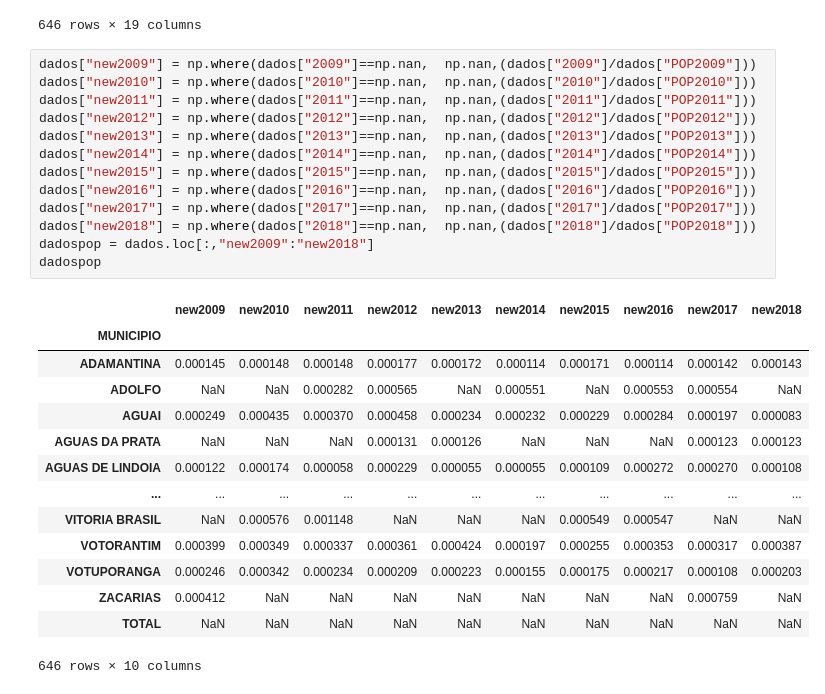
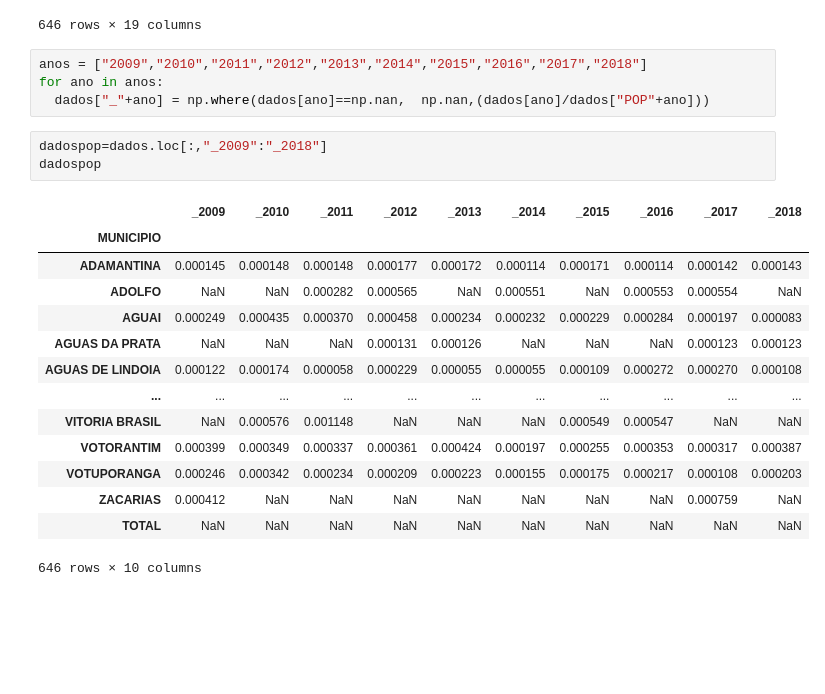
Before and after one commit to BiancaPedrosa/datascience, a Jupyter notebook: Notebooks/Bootcamp1_Tuberculose.ipynb, the cells around one changed output. Cells and saved outputs as stored; diff of their text form; blank space fills up the shorter version.

```diff
--- a/Notebooks/Bootcamp1_Tuberculose.ipynb
+++ b/Notebooks/Bootcamp1_Tuberculose.ipynb
@@ -92,34 +92,28 @@ dados_usaveis
 | ZACARIAS | 1.0 | 2427.0 | NaN | 2334.0 | NaN | 2365.0 | NaN | 2394.0 | NaN | 2509.0 | NaN | ... |
 | TOTAL | 17807.0 | NaN | 18178.0 | NaN | 19045.0 | NaN | 18641.0 | NaN | 19481.0 | NaN | 19995.0 | ... |
 646 rows × 19 columns
-# %%
-dados["new2009"] = np.where(dados["2009"]==np.nan,  np.nan,(dados["2009"]/dados["POP2009"]))
-dados["new2010"] = np.where(dados["2010"]==np.nan,  np.nan,(dados["2010"]/dados["POP2010"]))
-dados["new2011"] = np.where(dados["2011"]==np.nan,  np.nan,(dados["2011"]/dados["POP2011"]))
-dados["new2012"] = np.where(dados["2012"]==np.nan,  np.nan,(dados["2012"]/dados["POP2012"]))
-dados["new2013"] = np.where(dados["2013"]==np.nan,  np.nan,(dados["2013"]/dados["POP2013"]))
-dados["new2014"] = np.where(dados["2014"]==np.nan,  np.nan,(dados["2014"]/dados["POP2014"]))
-dados["new2015"] = np.where(dados["2015"]==np.nan,  np.nan,(dados["2015"]/dados["POP2015"]))
-dados["new2016"] = np.where(dados["2016"]==np.nan,  np.nan,(dados["2016"]/dados["POP2016"]))
-dados["new2017"] = np.where(dados["2017"]==np.nan,  np.nan,(dados["2017"]/dados["POP2017"]))
-dados["new2018"] = np.where(dados["2018"]==np.nan,  np.nan,(dados["2018"]/dados["POP2018"]))
-dadospop = dados.loc[:,"new2009":"new2018"]
-dadospop
-# %% [output]
-|  | new2009 | new2010 | new2011 | new2012 | new2013 | new2014 | new2015 | new2016 | new2017 | new2018 |
-| MUNICIPIO |  |  |  |  |  |  |  |  |  |  |
-| ADAMANTINA | 0.000145 | 0.000148 | 0.000148 | 0.000177 | 0.000172 | 0.000114 | 0.000171 | 0.000114 | 0.000142 | 0.000143 |
-| ADOLFO | NaN | NaN | 0.000282 | 0.000565 | NaN | 0.000551 | NaN | 0.000553 | 0.000554 | NaN |
-| AGUAI | 0.000249 | 0.000435 | 0.000370 | 0.000458 | 0.000234 | 0.000232 | 0.000229 | 0.000284 | 0.000197 | 0.000083 |
-| AGUAS DA PRATA | NaN | NaN | NaN | 0.000131 | 0.000126 | NaN | NaN | NaN | 0.000123 | 0.000123 |
-| AGUAS DE LINDOIA | 0.000122 | 0.000174 | 0.000058 | 0.000229 | 0.000055 | 0.000055 | 0.000109 | 0.000272 | 0.000270 | 0.000108 |
-| ... | ... | ... | ... | ... | ... | ... | ... | ... | ... | ... |
-| VITORIA BRASIL | NaN | 0.000576 | 0.001148 | NaN | NaN | NaN | 0.000549 | 0.000547 | NaN | NaN |
-| VOTORANTIM | 0.000399 | 0.000349 | 0.000337 | 0.000361 | 0.000424 | 0.000197 | 0.000255 | 0.000353 | 0.000317 | 0.000387 |
-| VOTUPORANGA | 0.000246 | 0.000342 | 0.000234 | 0.000209 | 0.000223 | 0.000155 | 0.000175 | 0.000217 | 0.000108 | 0.000203 |
-| ZACARIAS | 0.000412 | NaN | NaN | NaN | NaN | NaN | NaN | NaN | 0.000759 | NaN |
-| TOTAL | NaN | NaN | NaN | NaN | NaN | NaN | NaN | NaN | NaN | NaN |
-646 rows × 10 columns
+# %%
+anos = ["2009","2010","2011","2012","2013","2014","2015","2016","2017","2018"]
+for ano in anos:
+  dados["_"+ano] = np.where(dados[ano]==np.nan,  np.nan,(dados[ano]/dados["POP"+ano]))
+# %%
+dadospop=dados.loc[:,"_2009":"_2018"]
+dadospop
+# %% [output]
+|  | _2009 | _2010 | _2011 | _2012 | _2013 | _2014 | _2015 | _2016 | _2017 | _2018 |
+| MUNICIPIO |  |  |  |  |  |  |  |  |  |  |
+| ADAMANTINA | 0.000145 | 0.000148 | 0.000148 | 0.000177 | 0.000172 | 0.000114 | 0.000171 | 0.000114 | 0.000142 | 0.000143 |
+| ADOLFO | NaN | NaN | 0.000282 | 0.000565 | NaN | 0.000551 | NaN | 0.000553 | 0.000554 | NaN |
+| AGUAI | 0.000249 | 0.000435 | 0.000370 | 0.000458 | 0.000234 | 0.000232 | 0.000229 | 0.000284 | 0.000197 | 0.000083 |
+| AGUAS DA PRATA | NaN | NaN | NaN | 0.000131 | 0.000126 | NaN | NaN | NaN | 0.000123 | 0.000123 |
+| AGUAS DE LINDOIA | 0.000122 | 0.000174 | 0.000058 | 0.000229 | 0.000055 | 0.000055 | 0.000109 | 0.000272 | 0.000270 | 0.000108 |
+| ... | ... | ... | ... | ... | ... | ... | ... | ... | ... | ... |
+| VITORIA BRASIL | NaN | 0.000576 | 0.001148 | NaN | NaN | NaN | 0.000549 | 0.000547 | NaN | NaN |
+| VOTORANTIM | 0.000399 | 0.000349 | 0.000337 | 0.000361 | 0.000424 | 0.000197 | 0.000255 | 0.000353 | 0.000317 | 0.000387 |
+| VOTUPORANGA | 0.000246 | 0.000342 | 0.000234 | 0.000209 | 0.000223 | 0.000155 | 0.000175 | 0.000217 | 0.000108 | 0.000203 |
+| ZACARIAS | 0.000412 | NaN | NaN | NaN | NaN | NaN | NaN | NaN | 0.000759 | NaN |
+| TOTAL | NaN | NaN | NaN | NaN | NaN | NaN | NaN | NaN | NaN | NaN |
+646 rows × 10 columns
 # %%
 #ordenando
 dadospop["Total"] = dadospop.sum(axis=1)
```
Also changed, not shown: parts of 2 cells of this notebook.
